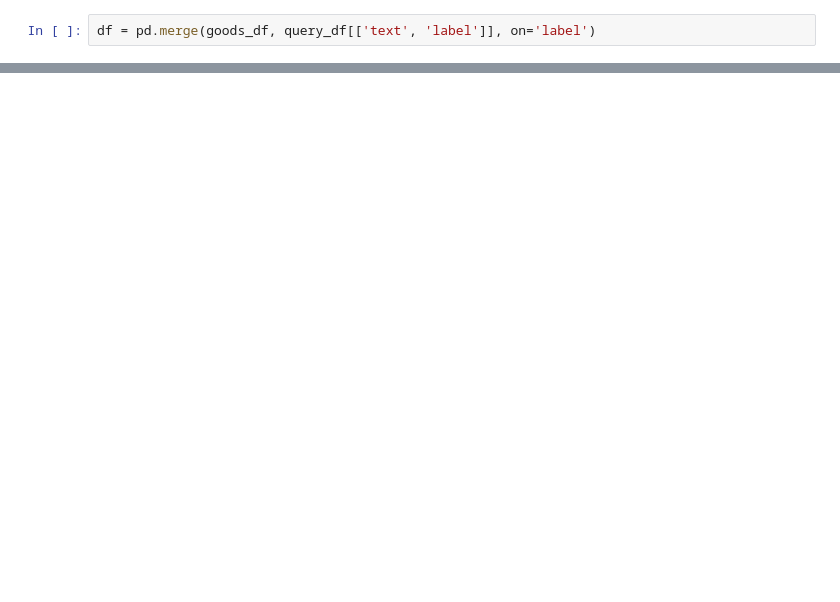
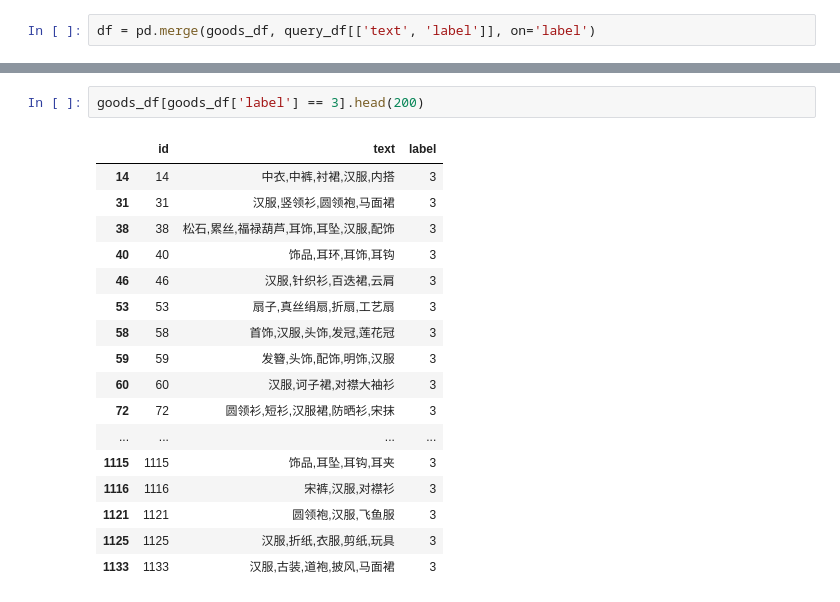
Before and after one commit to paulpaulzhang/MGTV_PIR, a Jupyter notebook: eda.ipynb, the cells around one changed output, grey strips where cells are left out. Drawn from its saved outputs; the diff is of its cells as text; blank space fills up the shorter version.

```diff
--- a/eda.ipynb
+++ b/eda.ipynb
@@ -26,0 +66,20 @@ df.to_csv('./eda.csv', index=None)
+# %%
+goods_df[goods_df['label'] == 3].head(200)
+# %% [output]
+|  | id | text | label |
+| 14 | 14 | 中衣,中裤,衬裙,汉服,内搭 | 3 |
+| 31 | 31 | 汉服,竖领衫,圆领袍,马面裙 | 3 |
+| 38 | 38 | 松石,累丝,福禄葫芦,耳饰,耳坠,汉服,配饰 | 3 |
+| 40 | 40 | 饰品,耳环,耳饰,耳钩 | 3 |
+| 46 | 46 | 汉服,针织衫,百迭裙,云肩 | 3 |
+| 53 | 53 | 扇子,真丝绢扇,折扇,工艺扇 | 3 |
+| 58 | 58 | 首饰,汉服,头饰,发冠,莲花冠 | 3 |
+| 59 | 59 | 发簪,头饰,配饰,明饰,汉服 | 3 |
+| 60 | 60 | 汉服,诃子裙,对襟大袖衫 | 3 |
+| 72 | 72 | 圆领衫,短衫,汉服裙,防晒衫,宋抹 | 3 |
+| ... | ... | ... | ... |
+| 1115 | 1115 | 饰品,耳坠,耳钩,耳夹 | 3 |
+| 1116 | 1116 | 宋裤,汉服,对襟衫 | 3 |
+| 1121 | 1121 | 圆领袍,汉服,飞鱼服 | 3 |
+| 1125 | 1125 | 汉服,折纸,衣服,剪纸,玩具 | 3 |
+| 1133 | 1133 | 汉服,古装,道袍,披风,马面裙 | 3 |
```
Also changed, not shown: parts of 28 cells of this notebook, 7 other files.
